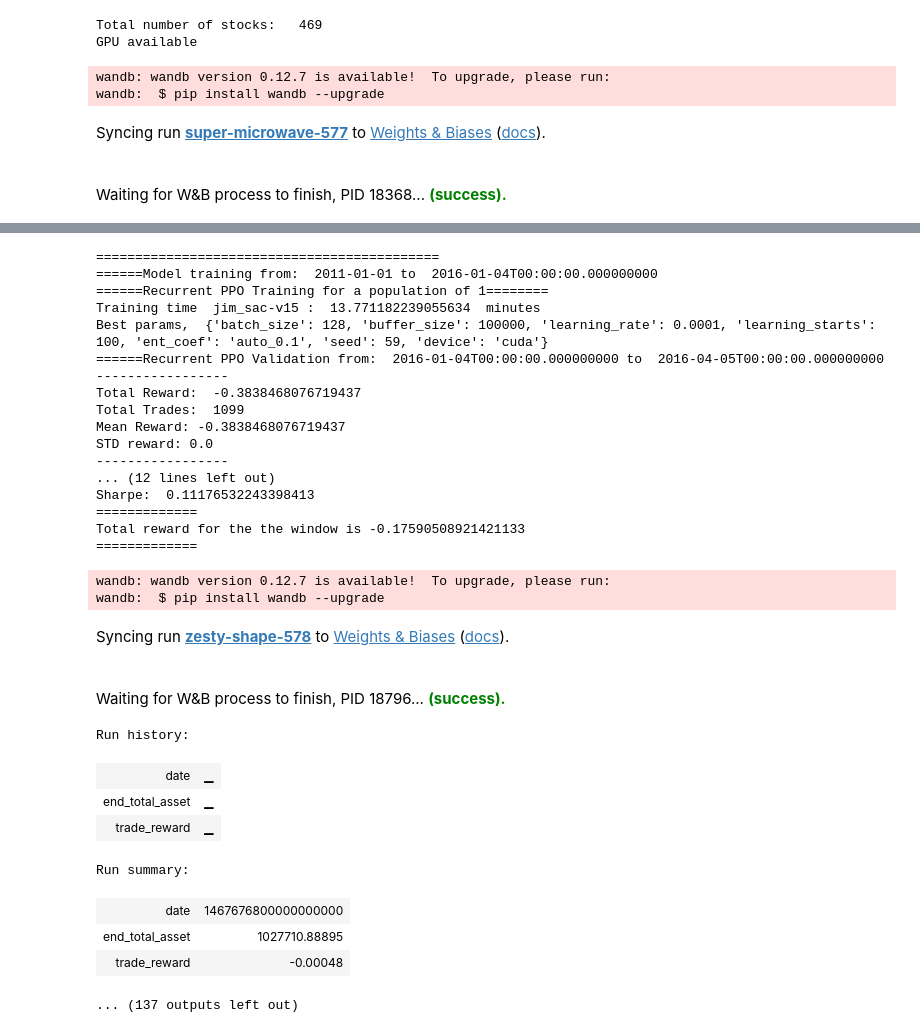
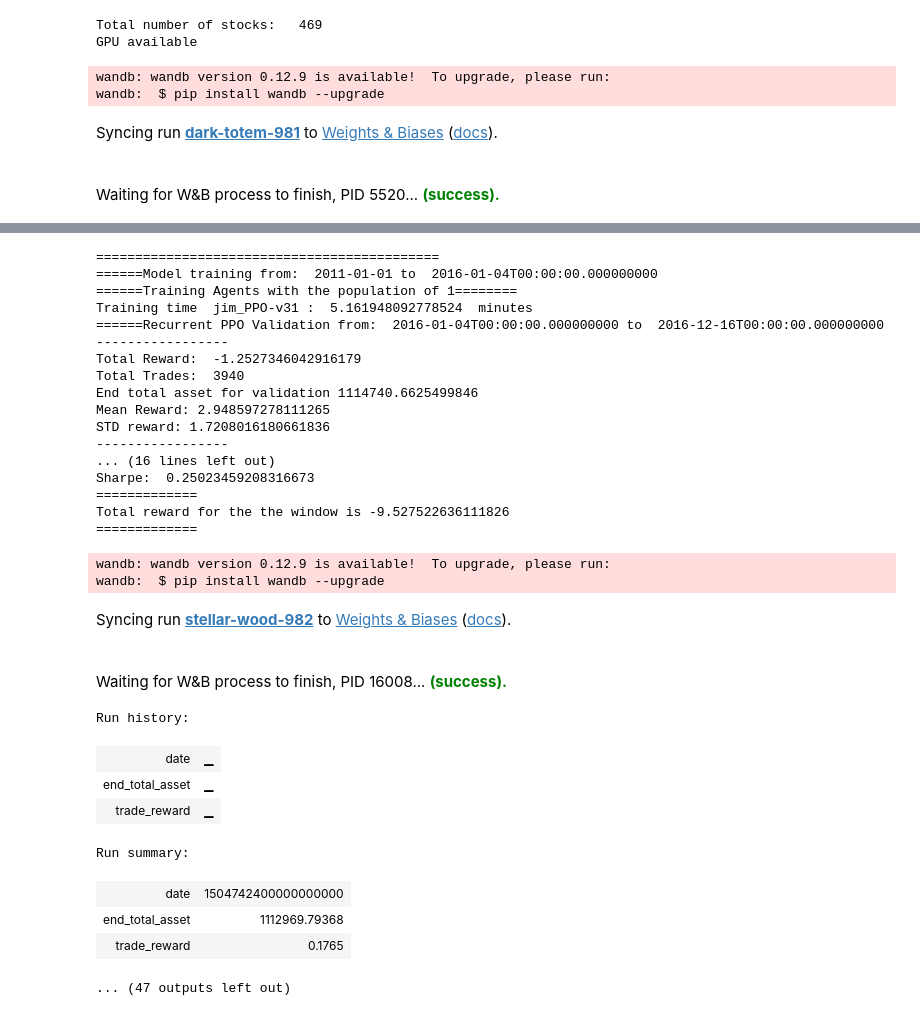
Before and after one commit to kaanbursa/fund_simulator, a Jupyter notebook: StockTradingBot.ipynb, the cells around one changed output, grey strips where cells are left out. Saved outputs shown, nothing was run; the diff lists cells and outputs as text; code cells hidden in the pictures.

Commit message:
latest changes from windows

```diff
--- a/StockTradingBot.ipynb
+++ b/StockTradingBot.ipynb
@@ -67,0 +65,4 @@ policy_kwargs = dict(activation_fn=th.nn.ReLU,
+# %%
+winner_params = {'n_steps':8,'batch_size':8,'gamma':0.95,'learning_rate':0.027651081986547765,
+ 'ent_coef':0.009004220378275581,'clip_range':0.3,'n_epochs':1,'gae_lambda':0.95,'max_grad_norm':0.9,'vf_coef':0.9311987337638572,
+ 'policy_kwargs':{'net_arch': [{'pi': [256, 256], 'vf': [256, 256]}], 'activation_fn': th.nn.Tanh, 'ortho_init': False},'seed':42069,'device':'cuda'}
@@ -68,58 +71,58 @@ policy_kwargs = dict(activation_fn=th.nn.ReLU,
 # %%
 tconfig = TrainerConfig(start_date=START_TRADE,
-                        rebalance_window=63,
-                        **{'hparams':SAC_PARAMS},
+                        rebalance_window = 242,
+                        validation_window = 242,
+                        **{'hparams':winner_params},
                         timesteps=50000,
-                       #policy_kwargs = policy_kwargs,
+                       policy_kwargs = policy_kwargs,
                        index_list = indexes)
 # %%
-trainer = Trainer('SAC', 'MlpPolicy',
+trainer = Trainer(model, 'MlpPolicy',
                   StockEnvTrain, StockEnvValidation, StockEnvTrade,
-                  dataset_version=DATASET_VERSION, population=POPULATION,
+                  dataset_version=DATASET_VERSION, population=1,
                      config = tconfig, model_name= MODEL_NAME, debug=False)
 # %% [output]
 Total number of stocks:   469
 GPU available
-# %%
-NORNAMLIZE = False
 # %%
-trainer.train(dataset='datasets/downew30.csv', timesteps=45500, load=False, model_to_load='model_to_load', normalize =NORNAMLIZE)
+trainer.train(dataset='datasets/downew30.csv', timesteps=50500,
+              load=False, model_to_load='model_to_load', normalize =NORNAMLIZE)
 # %% [output]
-wandb: wandb version 0.12.7 is available!  To upgrade, please run:
+wandb: wandb version 0.12.9 is available!  To upgrade, please run:
 wandb:  $ pip install wandb --upgrade
-Syncing run super-microwave-577 to Weights & Biases (docs).
+Syncing run dark-totem-981 to Weights & Biases (docs).
-Waiting for W&B process to finish, PID 18368... (success).
+Waiting for W&B process to finish, PID 5520... (success).
 [interactive output not drawn]
 ============================================
 ======Model training from:  2011-01-01 to  2016-01-04T00:00:00.000000000
-======Recurrent PPO Training for a population of 1========
-Training time  jim_sac-v15 :  13.771182239055634  minutes
-Best params,  {'batch_size': 128, 'buffer_size': 100000, 'learning_rate': 0.0001, 'learning_starts': 100, 'ent_coef': 'auto_0.1', 'seed': 59, 'device': 'cuda'}
-======Recurrent PPO Validation from:  2016-01-04T00:00:00.000000000 to  2016-04-05T00:00:00.000000000
+======Training Agents with the population of 1========
+Training time  jim_PPO-v31 :  5.161948092778524  minutes
+======Recurrent PPO Validation from:  2016-01-04T00:00:00.000000000 to  2016-12-16T00:00:00.000000000
 -----------------
-Total Reward:  -0.3838468076719437
-Total Trades:  1099
-Mean Reward: -0.3838468076719437
-STD reward: 0.0
+Total Reward:  -1.2527346042916179
+Total Trades:  3940
+End total asset for validation 1114740.6625499846
+Mean Reward: 2.948597278111265
+STD reward: 1.7208016180661836
 -----------------
-... (12 lines left out)
-Sharpe:  0.11176532243398413
+... (16 lines left out)
+Sharpe:  0.25023459208316673
 =============
-Total reward for the the window is -0.17590508921421133
+Total reward for the the window is -9.527522636111826
 =============
-wandb: wandb version 0.12.7 is available!  To upgrade, please run:
+wandb: wandb version 0.12.9 is available!  To upgrade, please run:
 wandb:  $ pip install wandb --upgrade
-Syncing run zesty-shape-578 to Weights & Biases (docs).
+Syncing run stellar-wood-982 to Weights & Biases (docs).
-Waiting for W&B process to finish, PID 18796... (success).
+Waiting for W&B process to finish, PID 16008... (success).
 Run history:
 | date | ▁ |
 | end_total_asset | ▁ |
 | trade_reward | ▁ |
 Run summary:
-| date | 1467676800000000000 |
-| end_total_asset | 1027710.88895 |
-| trade_reward | -0.00048 |
+| date | 1504742400000000000 |
+| end_total_asset | 1112969.79368 |
+| trade_reward | 0.1765 |
-... (137 outputs left out)
+... (47 outputs left out)
 # %%
 
 pretrain_set = pd.read_csv('datasets/pretrain_set3.csv')
```
Also changed, not shown: parts of 9 cells of this notebook, 28 other files.
